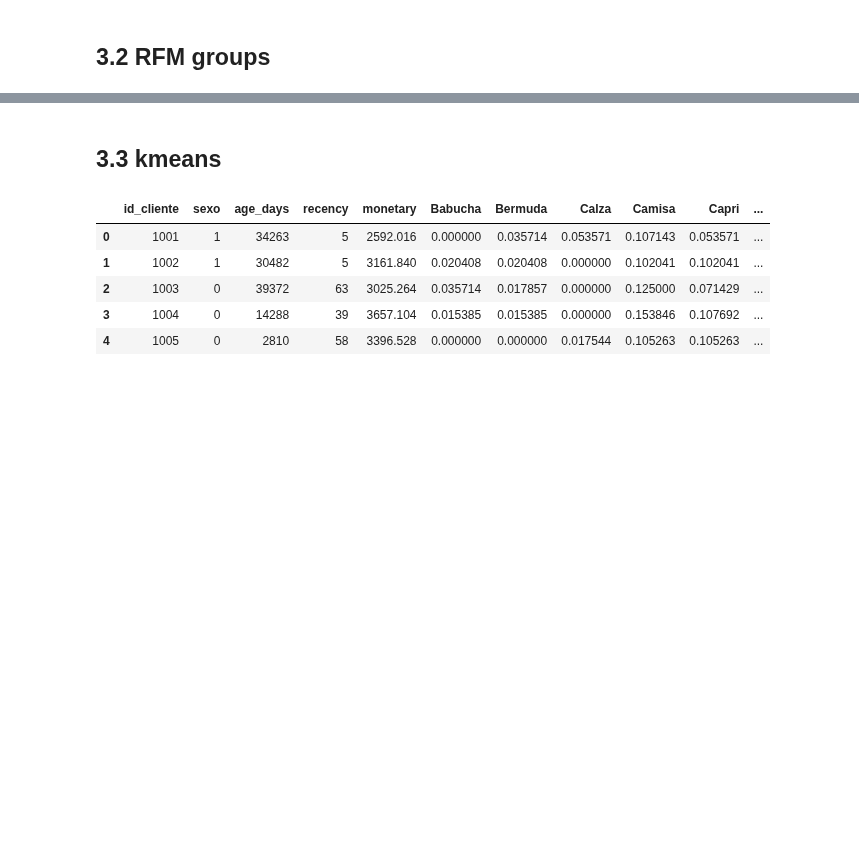
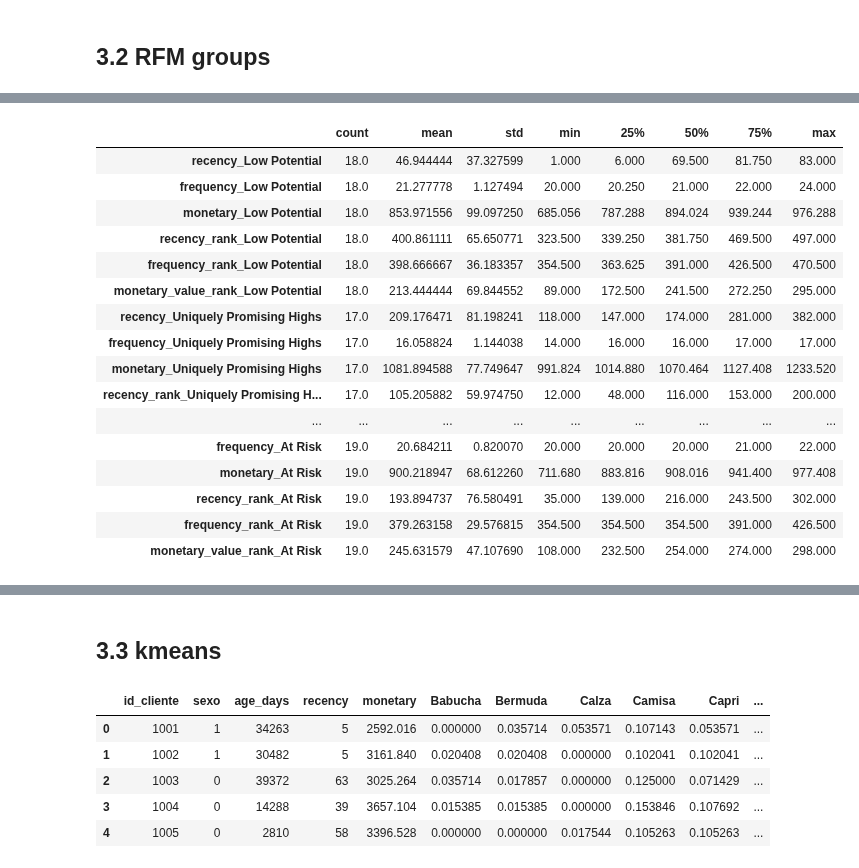
Before and after one commit to oecorrechag/Project-Australia, a Jupyter notebook: notebooks/3.0_models.ipynb, the cells around one changed output, grey strips where cells are left out. Saved outputs shown, nothing was run; the diff lists cells and outputs as text; code cells hidden in the pictures; blank space fills up the shorter version.

Commit message:
se testea una funcion para lectura

```diff
--- a/notebooks/3.0_models.ipynb
+++ b/notebooks/3.0_models.ipynb
@@ -73,0 +97,38 @@ Name: count, dtype: int64
+# %%
+def resumen_por_grupo(dataframe, columna):
+    # Crear un diccionario para almacenar los resultados
+    resultados = {}
+
+    # Iterar sobre las categorías únicas en la columna especificada
+    for categoria in dataframe[columna].unique():
+        # Filtrar el DataFrame por la categoría actual
+        df_categoria = dataframe[dataframe[columna] == categoria]
+
+        # Calcular estadísticas deseadas para las columnas numéricas
+        estadisticas = df_categoria.drop(columns=[columna]).describe()
+
+        # Renombrar las columnas de estadísticas para identificar la categoría
+        estadisticas.columns = ['{}_{}'.format(col, categoria) for col in estadisticas.columns]
+
+        # estadisticas['categoria'] = categoria
+        # print(['{}_{}'.format(col, categoria) for col in estadisticas.columns])
+
+        # Agregar las estadísticas al diccionario de resultados
+        resultados[categoria] = estadisticas
+        # print(resultados)
+
+    # Concatenar los resultados en un nuevo DataFrame
+    df_resultado = pd.concat(resultados.values(), axis=1).T
+    # df_resultado = df_resultado.reset_index()
+    # df_resultado.rename(columns={'index':'variable'}, inplace=True)
+
+    return df_resultado
+
+dfff = {'grupo': ['A', 'A', 'B', 'B', 'B'],
+         'valor_1': [1, 2, 3, 4, 5],
+         'valor_2': [5, 4, 3, 2, 1]}
+dfff = pd.DataFrame(dfff)
+
+# Llamar a la función y mostrar el resultado
+ff = resumen_por_grupo(dfff, 'grupo')
+print(ff)
@@ -74,2 +143,22 @@ Name: count, dtype: int64
+# %%
+resumen_por_grupo(df_models, 'group_rfm')
+# %% [output]
+|  | count | mean | std | min | 25% | 50% | 75% | max |
+| recency_Low Potential | 18.0 | 46.944444 | 37.327599 | 1.000 | 6.000 | 69.500 | 81.750 | 83.000 |
+| frequency_Low Potential | 18.0 | 21.277778 | 1.127494 | 20.000 | 20.250 | 21.000 | 22.000 | 24.000 |
+| monetary_Low Potential | 18.0 | 853.971556 | 99.097250 | 685.056 | 787.288 | 894.024 | 939.244 | 976.288 |
+| recency_rank_Low Potential | 18.0 | 400.861111 | 65.650771 | 323.500 | 339.250 | 381.750 | 469.500 | 497.000 |
+| frequency_rank_Low Potential | 18.0 | 398.666667 | 36.183357 | 354.500 | 363.625 | 391.000 | 426.500 | 470.500 |
+| monetary_value_rank_Low Potential | 18.0 | 213.444444 | 69.844552 | 89.000 | 172.500 | 241.500 | 272.250 | 295.000 |
+| recency_Uniquely Promising Highs | 17.0 | 209.176471 | 81.198241 | 118.000 | 147.000 | 174.000 | 281.000 | 382.000 |
+| frequency_Uniquely Promising Highs | 17.0 | 16.058824 | 1.144038 | 14.000 | 16.000 | 16.000 | 17.000 | 17.000 |
+| monetary_Uniquely Promising Highs | 17.0 | 1081.894588 | 77.749647 | 991.824 | 1014.880 | 1070.464 | 1127.408 | 1233.520 |
+| recency_rank_Uniquely Promising H... | 17.0 | 105.205882 | 59.974750 | 12.000 | 48.000 | 116.000 | 153.000 | 200.000 |
+| ... | ... | ... | ... | ... | ... | ... | ... | ... |
+| frequency_At Risk | 19.0 | 20.684211 | 0.820070 | 20.000 | 20.000 | 20.000 | 21.000 | 22.000 |
+| monetary_At Risk | 19.0 | 900.218947 | 68.612260 | 711.680 | 883.816 | 908.016 | 941.400 | 977.408 |
+| recency_rank_At Risk | 19.0 | 193.894737 | 76.580491 | 35.000 | 139.000 | 216.000 | 243.500 | 302.000 |
+| frequency_rank_At Risk | 19.0 | 379.263158 | 29.576815 | 354.500 | 354.500 | 354.500 | 391.000 | 426.500 |
+| monetary_value_rank_At Risk | 19.0 | 245.631579 | 47.107690 | 108.000 | 232.500 | 254.000 | 274.000 | 298.000 |
 # %%
 descripcion_por_grupo = df_models.groupby('group_rfm').describe()
```
Also changed, not shown: parts of 8 cells of this notebook.
